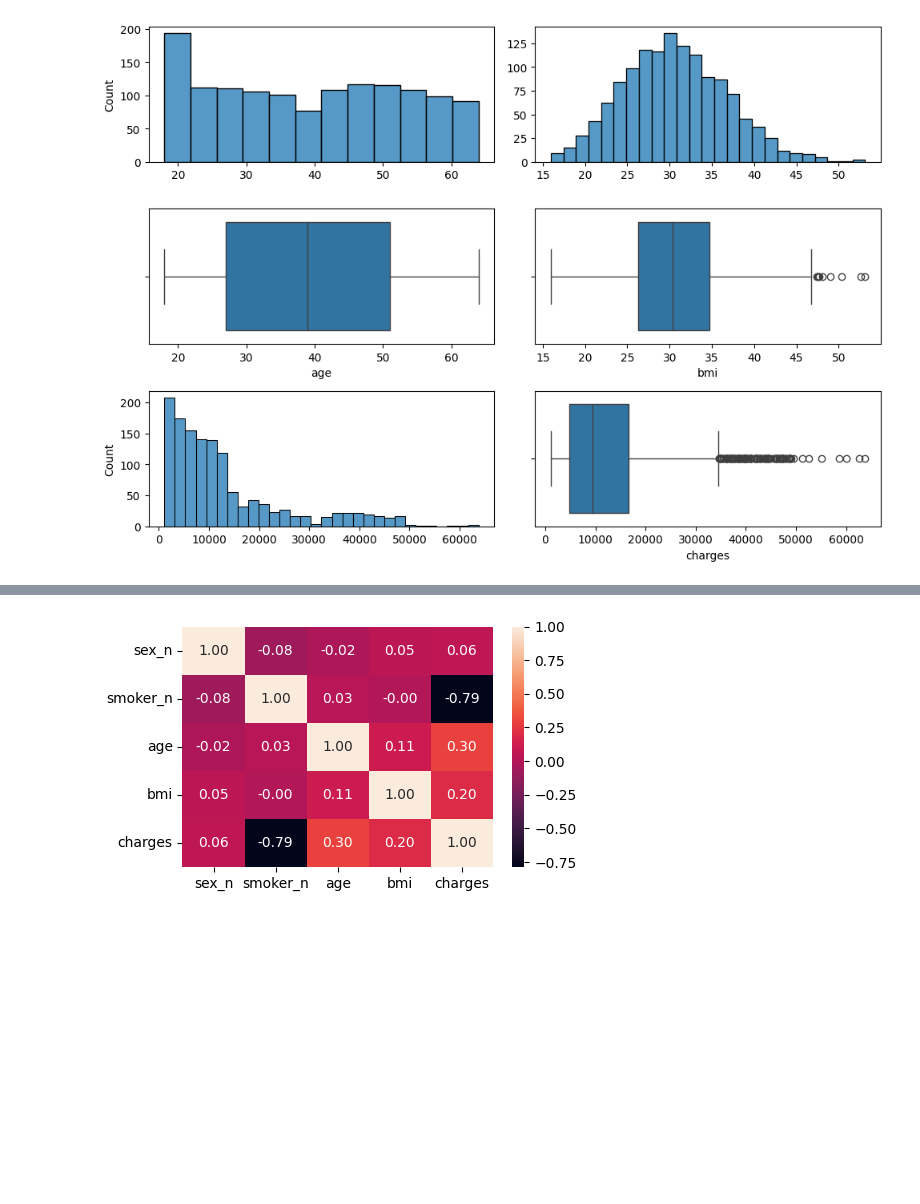
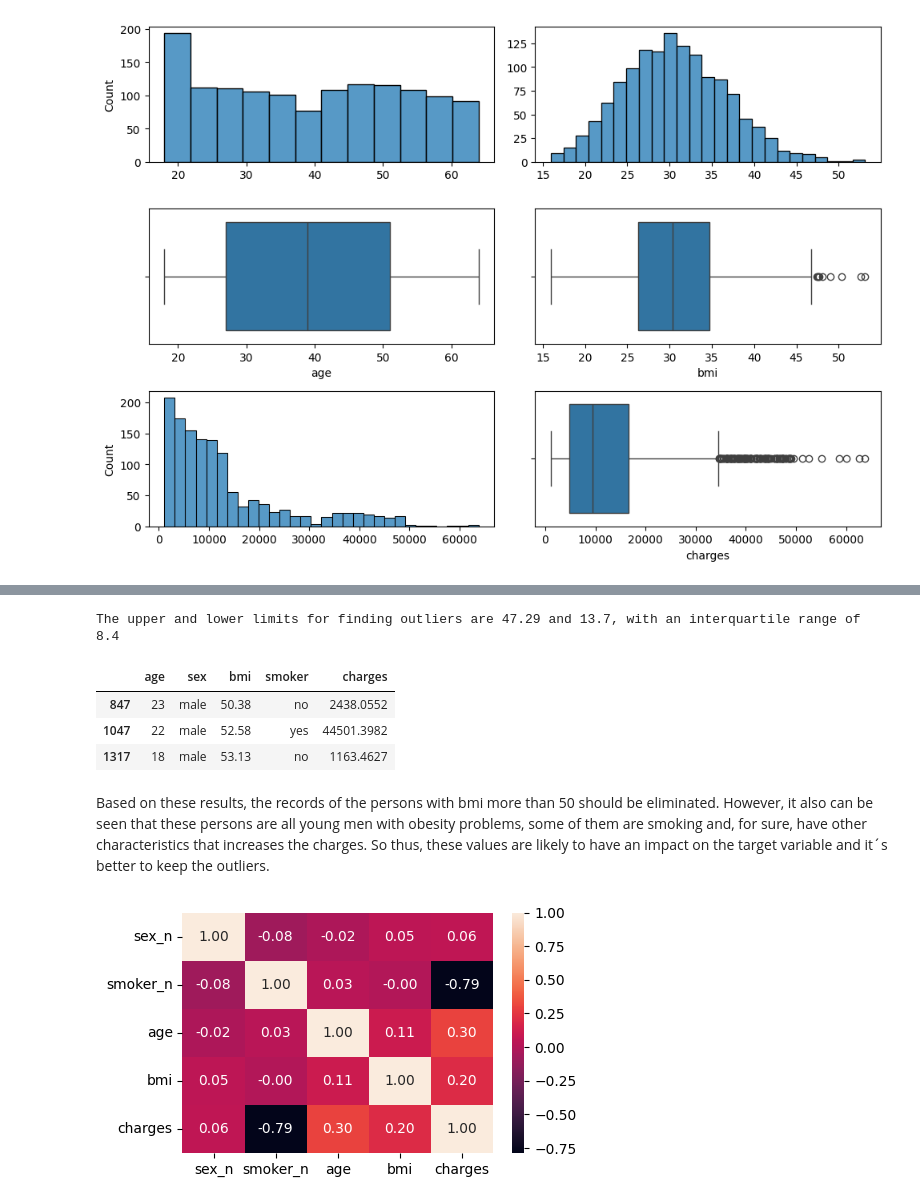
Before and after one commit to 4GeeksAcademy/Liutciia-linear-regression, a Jupyter notebook: src/explore.ipynb, the cells around one changed output, grey strips where cells are left out. Drawn from its saved outputs; the diff is of its cells as text; code cells hidden in the pictures; blank space fills up the shorter version.

```diff
--- a/src/explore.ipynb
+++ b/src/explore.ipynb
@@ -95,3 +109,20 @@ The graphs above reveal that charges and bmi have outliers
+# %%
+bmi_iqr = bmi_stats["75%"] - bmi_stats["25%"]
+upper_limit = bmi_stats["75%"] + 1.5 * bmi_iqr
+lower_limit = bmi_stats["25%"] - 1.5 * bmi_iqr
+
+print(f"The upper and lower limits for finding outliers are {round(upper_limit, 2)} and {round(lower_limit, 2)}, with an interquartile range of {round(bmi_iqr, 2)}")
+# %% [output]
+The upper and lower limits for finding outliers are 47.29 and 13.7, with an interquartile range of 8.4
+# %%
+data[data["bmi"] > 50]
+# %% [output]
+|  | age | sex | bmi | smoker | charges |
+| 847 | 23 | male | 50.38 | no | 2438.0552 |
+| 1047 | 22 | male | 52.58 | yes | 44501.3982 |
+| 1317 | 18 | male | 53.13 | no | 1163.4627 |
+# %% [markdown]
+Based on these results, the records of the persons with bmi more than 50 should be eliminated. However, it also can be seen that these persons are all young men with obesity problems, some of them are smoking and, for sure, have other characteristics that increases the charges. So thus, these values are likely to have an impact on the target variable and it´s better to keep the outliers.
 # %%
 # Numerical-categorical analysis (complete)
 # Factorizing (convert categorical values into numerical labels) values:
```
Also changed, not shown: parts of 16 cells of this notebook, 2 other files.
